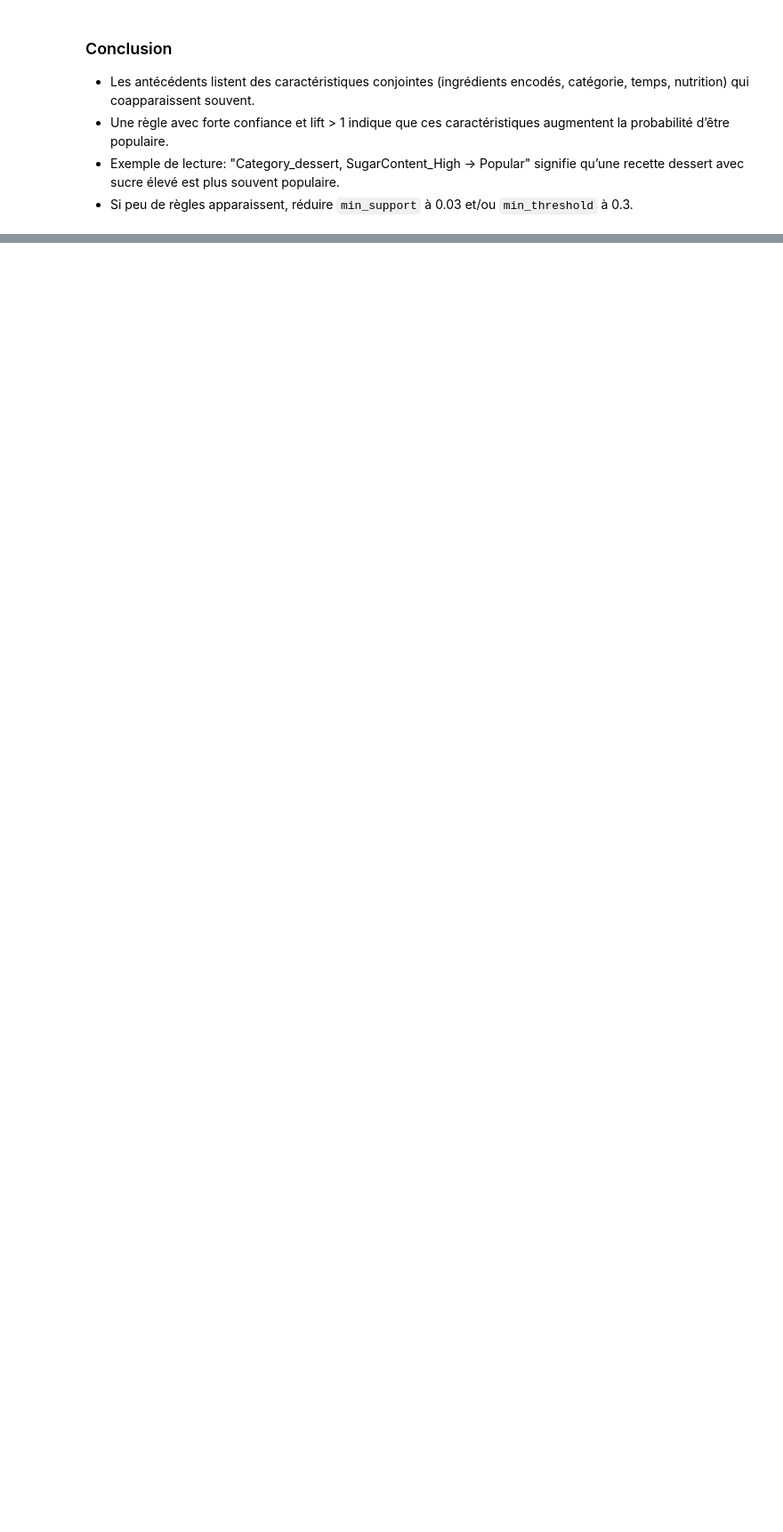
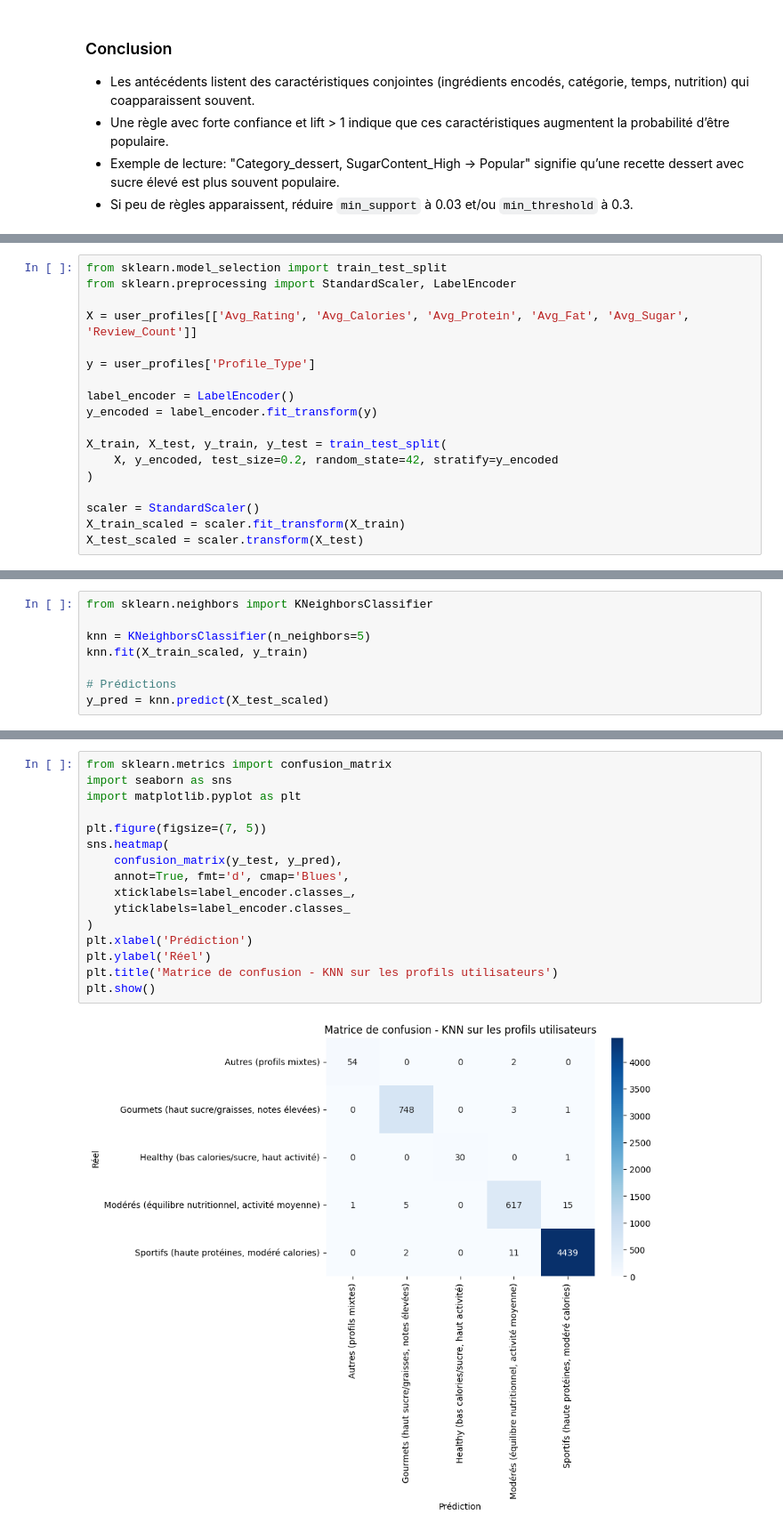
Before and after one commit to louaycodes/ProjetMachineLearning4Arctic, a Jupyter notebook: projetML.ipynb, the cells around one changed output, grey strips where cells are left out. Shown at 89% size. Drawn from its saved outputs; the diff is of its cells as text; blank space fills up the shorter version.

```diff
--- a/projetML.ipynb
+++ b/projetML.ipynb
@@ -1578,0 +1770,18 @@ Le modèle de régression linéaire développé pour **BO3** permet de :
+# %%
+from sklearn.model_selection import train_test_split
+from sklearn.preprocessing import StandardScaler, LabelEncoder
+
+X = user_profiles[['Avg_Rating', 'Avg_Calories', 'Avg_Protein', 'Avg_Fat', 'Avg_Sugar', 'Review_Count']]
+
+y = user_profiles['Profile_Type']
+
+label_encoder = LabelEncoder()
+y_encoded = label_encoder.fit_transform(y)
+
+X_train, X_test, y_train, y_test = train_test_split(
+    X, y_encoded, test_size=0.2, random_state=42, stratify=y_encoded
+)
+
+scaler = StandardScaler()
+X_train_scaled = scaler.fit_transform(X_train)
+X_test_scaled = scaler.transform(X_test)
@@ -1578,0 +1790,8 @@ Le modèle de régression linéaire développé pour **BO3** permet de :
+# %%
+from sklearn.neighbors import KNeighborsClassifier
+
+knn = KNeighborsClassifier(n_neighbors=5)
+knn.fit(X_train_scaled, y_train)
+
+# Prédictions
+y_pred = knn.predict(X_test_scaled)
@@ -1578,0 +1823,18 @@ Le modèle de régression linéaire développé pour **BO3** permet de :
+# %%
+from sklearn.metrics import confusion_matrix
+import seaborn as sns
+import matplotlib.pyplot as plt
+
+plt.figure(figsize=(7, 5))
+sns.heatmap(
+    confusion_matrix(y_test, y_pred),
+    annot=True, fmt='d', cmap='Blues',
+    xticklabels=label_encoder.classes_,
+    yticklabels=label_encoder.classes_
+)
+plt.xlabel('Prédiction')
+plt.ylabel('Réel')
+plt.title('Matrice de confusion - KNN sur les profils utilisateurs')
+plt.show()
+# %% [output]
+[figure, added]
```
Also changed, not shown: parts of 29 cells of this notebook.
